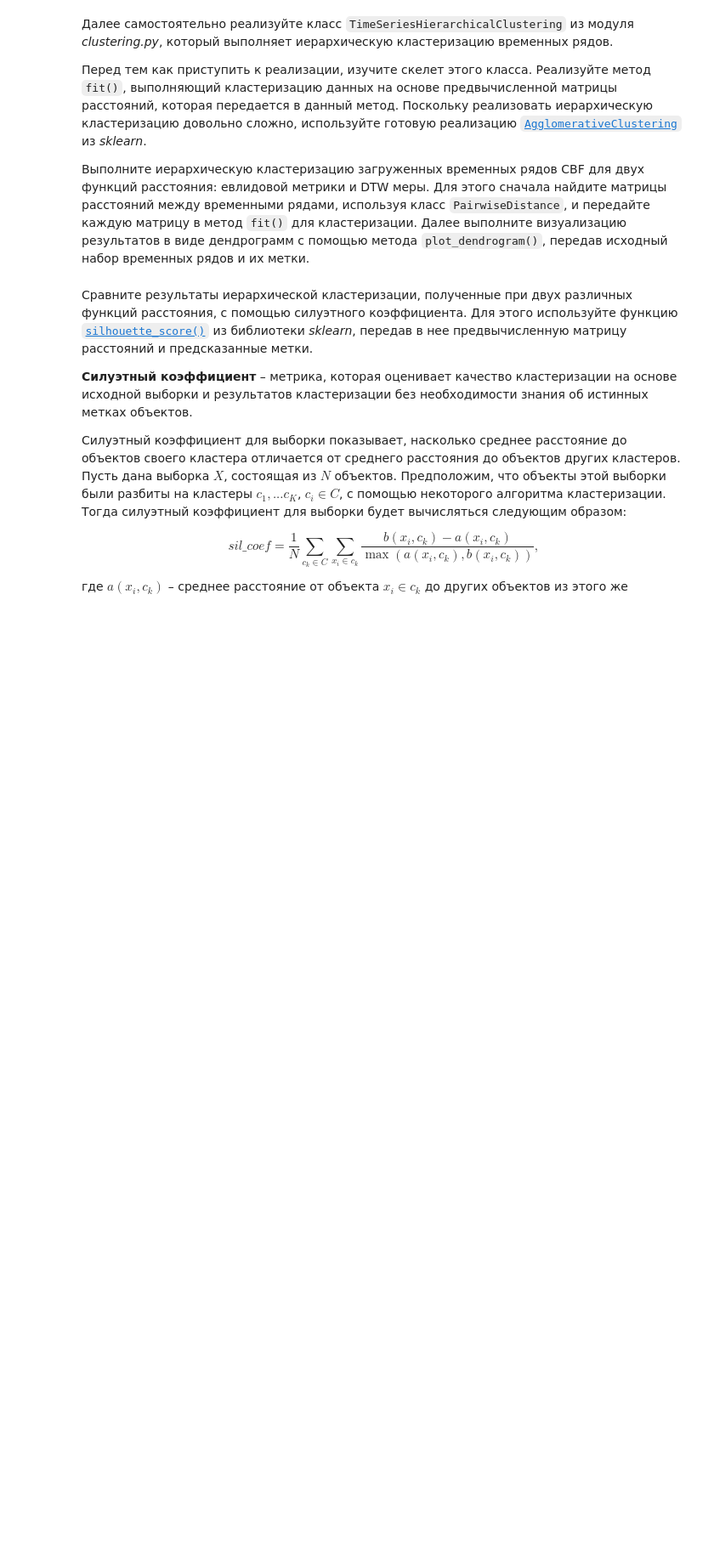
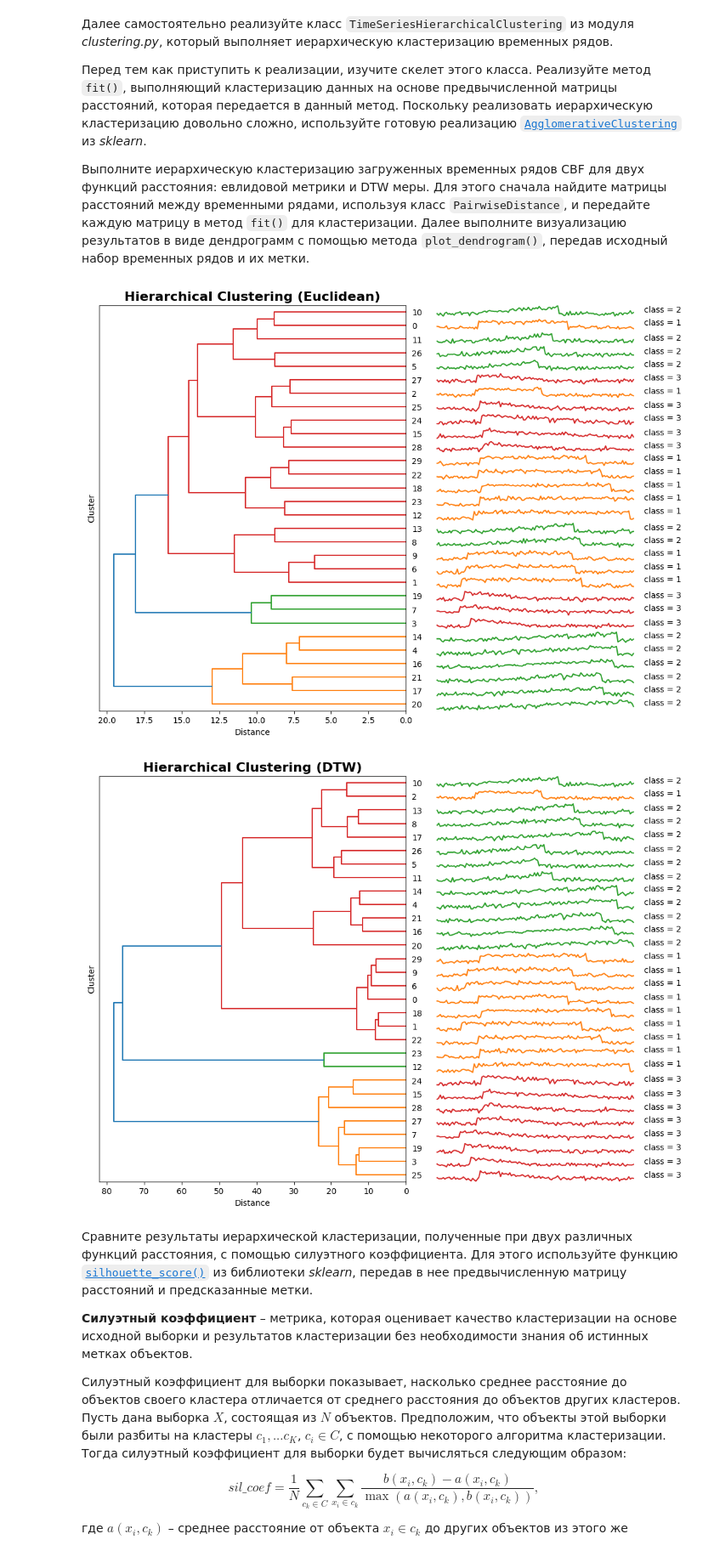
Before and after one commit to QFXzZ/2025-Selyutin-TimeSeriesCourse, a Jupyter notebook: practice/01 Basics/01 Basics.ipynb, the cells around one changed output. Shown: that part at 85% size. Saved outputs shown, nothing was run; the diff lists cells and outputs as text; code cells hidden in the pictures; blank space fills up the shorter version.

```diff
--- a/practice/01 Basics/01 Basics.ipynb
+++ b/practice/01 Basics/01 Basics.ipynb
@@ -248,0 +389,19 @@ labels = data.iloc[:, 0]
+# %%
+# INSERT YOUR CODE
+
+# Преобразуем ts_set в numpy массив для plot_ts
+ts_array = ts_set.to_numpy()
+labels_array = labels.to_numpy()
+
+# Найдём по одному ряду из каждого класса
+classes = np.unique(labels_array)  # [0,1,2]
+ts_sample = []
+
+for c in classes:
+    idx = np.where(labels_array == c)[0][0]
+    ts_sample.append(ts_array[idx])
+
+ts_sample = np.array(ts_sample)
+
+# Визуализируем
+plot_ts(ts_sample, plot_title="One Time Series from Each Class")
@@ -259,3 +527,28 @@ labels = data.iloc[:, 0]
+# %%
+from sklearn.cluster import AgglomerativeClustering
+
+# -------------------------------
+# 2. Иерархическая кластеризация — Евклид
+# -------------------------------
+pw_euclid = PairwiseDistance(metric="euclidean")
+dist_euclid = pw_euclid.calculate(ts_array)  # матрица расстояний
+
+cluster_euclid = TimeSeriesHierarchicalClustering(n_clusters=3, method='complete')
+cluster_euclid.fit(dist_euclid)
+cluster_euclid.plot_dendrogram(ts_set, labels_array, title="Hierarchical Clustering (Euclidean)")
+
+# -------------------------------
+# 3. Иерархическая кластеризация — DTW
+# -------------------------------
+pw_dtw = PairwiseDistance(metric="dtw")
+dist_dtw = pw_dtw.calculate(ts_array)  # матрица расстояний
+
+cluster_dtw = TimeSeriesHierarchicalClustering(n_clusters=3, method='complete')
+cluster_dtw.fit(dist_dtw)
+cluster_dtw.plot_dendrogram(ts_set, labels_array, title="Hierarchical Clustering (DTW)")
+# %% [output]
+[figure, added]
+[figure, added]
 # %% [markdown]
 Сравните результаты иерархической кластеризации, полученные при двух различных функций расстояния, с помощью силуэтного коэффициента. Для этого используйте функцию [`silhouette_score()`](https://scikit-learn.org/stable/modules/generated/sklearn.metrics.silhouette_score.html) из библиотеки *sklearn*, передав в нее предвычисленную матрицу расстояний и предсказанные метки.
 
```
Also changed, not shown: parts of 30 cells of this notebook.
